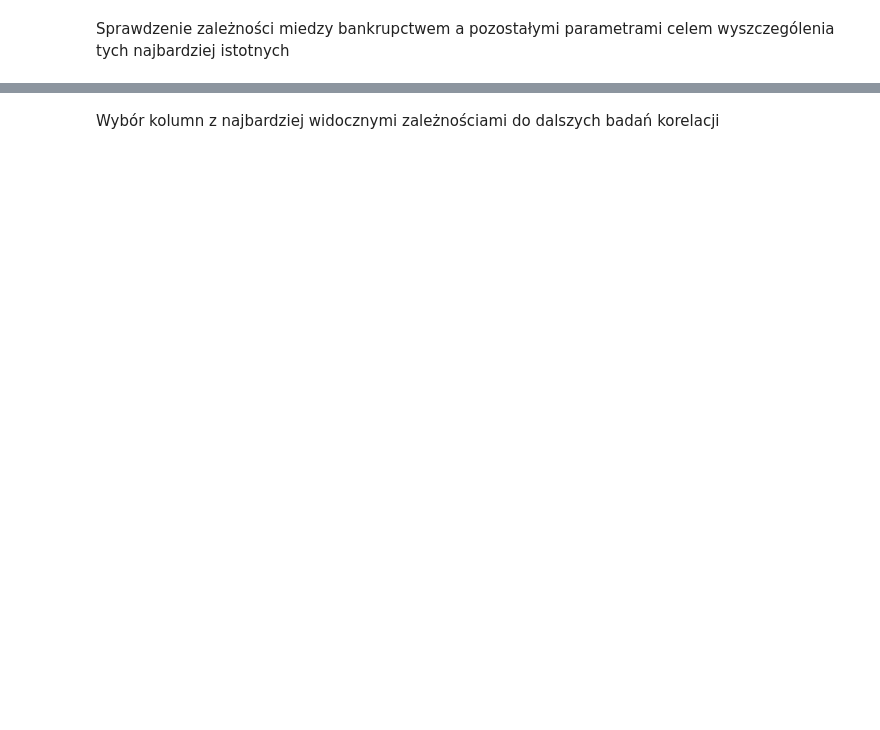
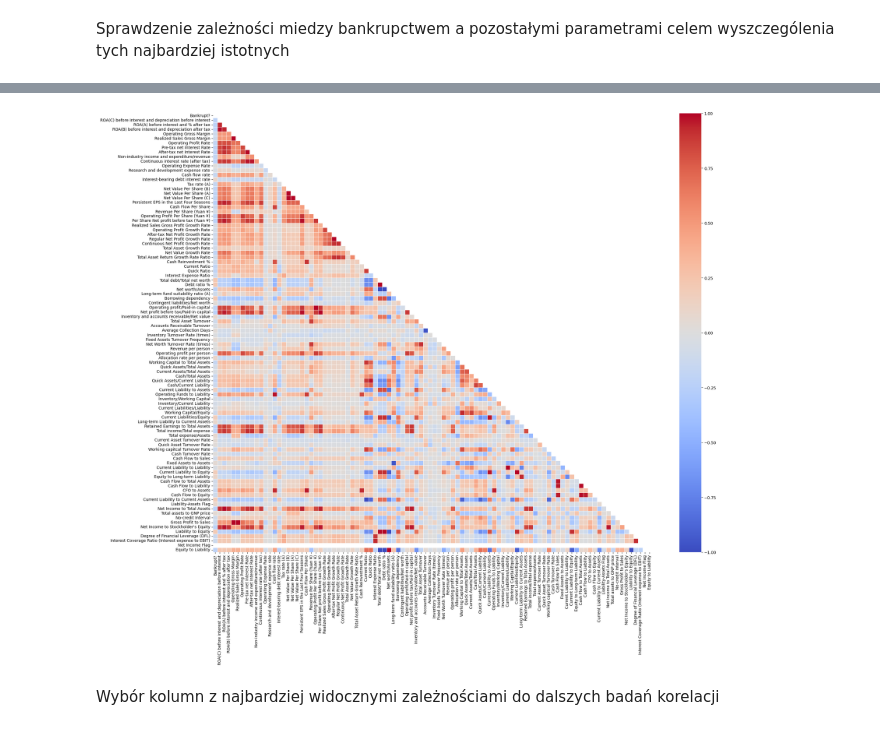
Before and after one commit to jrsh44/ML-bankruptcy-prediction, a Jupyter notebook: ml-code.ipynb, the cells around one changed output, grey strips where cells are left out. Drawn from its saved outputs; the diff is of its cells as text; code cells hidden in the pictures; blank space fills up the shorter version.

```diff
--- a/ml-code.ipynb
+++ b/ml-code.ipynb
@@ -27,2 +37,7 @@ db_raw['Bankrupt?'].value_counts()
+# %%
+from sklearn.model_selection import train_test_split
+
+db_temp, db_valid = train_test_split(db_raw, stratify=db_raw['Bankrupt?'], test_size=0.3, random_state=42)
+db_train, db_test = train_test_split(db_temp, stratify=db_temp['Bankrupt?'], test_size=0.3, random_state=42)
 # %% [markdown]
 Sprawdzenie zależności miedzy bankrupctwem a pozostałymi parametrami celem wyszczególenia tych najbardziej istotnych
@@ -36,12 +154,13 @@ plt.show()
 # %%
 # Heatmap
-
-spearman_corr = db_raw.corr('spearman')
+spearman_corr = db_train.corr('spearman')
 mask = np.triu(np.ones_like(spearman_corr, dtype=bool))
 
 plt.figure(figsize=(25, 20))
 sns.heatmap(spearman_corr, mask=mask, square=True, linewidths=0.5, cmap='coolwarm')
 plt.show()
+# %% [output]
+[figure, added]
 # %% [markdown]
 Wybór kolumn z najbardziej widocznymi zależnościami do dalszych badań korelacji
 # %%
```
Also changed, not shown: parts of 10 cells of this notebook.
